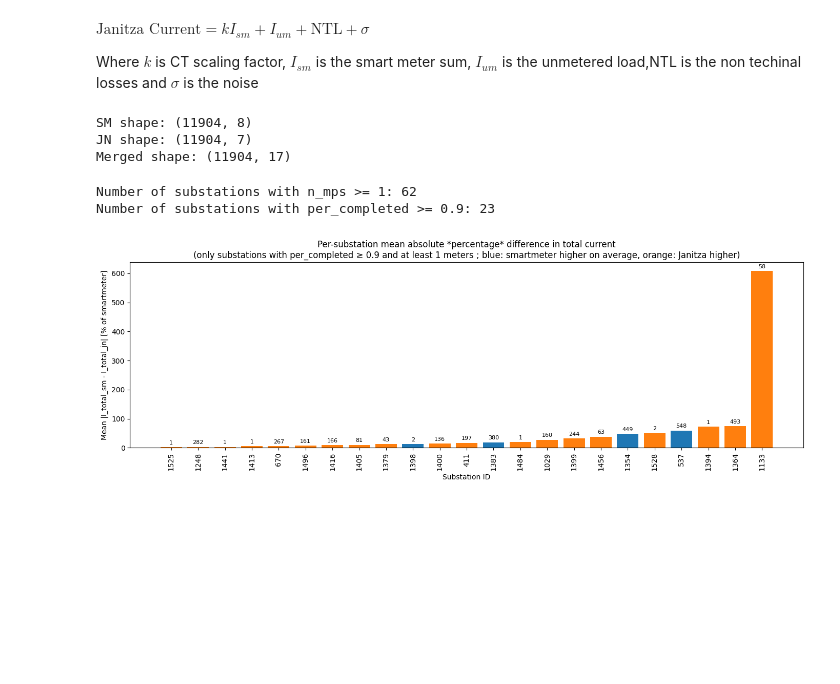
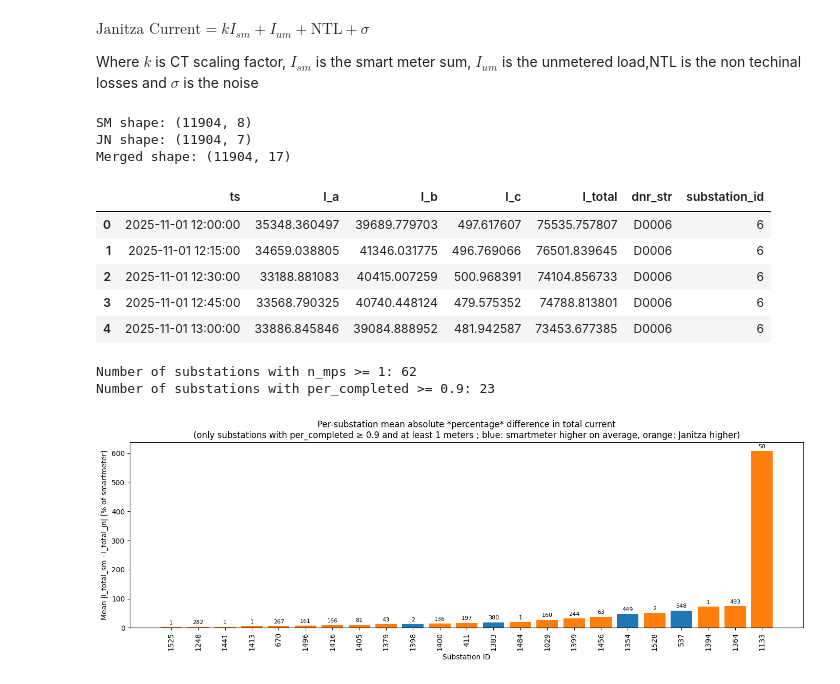
Before and after one commit to MindisBlank/Jasonaq_thesis, a Jupyter notebook: notebooks/ct_ratio_issue.ipynb, the cells around one changed output. Cells and saved outputs as stored; diff of their text form; code cells hidden in the pictures; blank space fills up the shorter version.

```diff
--- a/notebooks/ct_ratio_issue.ipynb
+++ b/notebooks/ct_ratio_issue.ipynb
@@ -379,23 +379,31 @@ df_jn_current = df_jn_current.drop_duplicates(subset=["substation_id", "ts"], ke
 # %%
 df_merged = df_sm_current.merge(
     df_jn_current,
     on=["substation_id", "ts"],
     how="inner",             # intersection only
     suffixes=("_sm", "_jn"),
     validate="one_to_one"    # safety check: raises if keys aren't 1:1
 )
 for col in ["I_a", "I_b", "I_c", "I_total"]:
     df_merged[f"{col}_diff"] = df_merged[f"{col}_sm"] - df_merged[f"{col}_jn"]
 
 df_merged[["I_a_diff", "I_b_diff", "I_c_diff", "I_total_diff"]].describe()
 
 print("SM shape:",df_sm_current.shape)
 print("JN shape:",df_jn_current.shape)
 print("Merged shape:",df_merged.shape)
+
+df_jn_current.head()
 # %% [output]
 SM shape: (11904, 8)
 JN shape: (11904, 7)
 Merged shape: (11904, 17)
+|  | ts | I_a | I_b | I_c | I_total | dnr_str | substation_id |
+| 0 | 2025-11-01 12:00:00 | 35348.360497 | 39689.779703 | 497.617607 | 75535.757807 | D0006 | 6 |
+| 1 | 2025-11-01 12:15:00 | 34659.038805 | 41346.031775 | 496.769066 | 76501.839645 | D0006 | 6 |
+| 2 | 2025-11-01 12:30:00 | 33188.881083 | 40415.007259 | 500.968391 | 74104.856733 | D0006 | 6 |
+| 3 | 2025-11-01 12:45:00 | 33568.790325 | 40740.448124 | 479.575352 | 74788.813801 | D0006 | 6 |
+| 4 | 2025-11-01 13:00:00 | 33886.845846 | 39084.888952 | 481.942587 | 73453.677385 | D0006 | 6 |
 # %%
 # Work on a copy just to be safe
 dfm = df_merged.copy()
```
Also changed, not shown: parts of 2 cells of this notebook.
